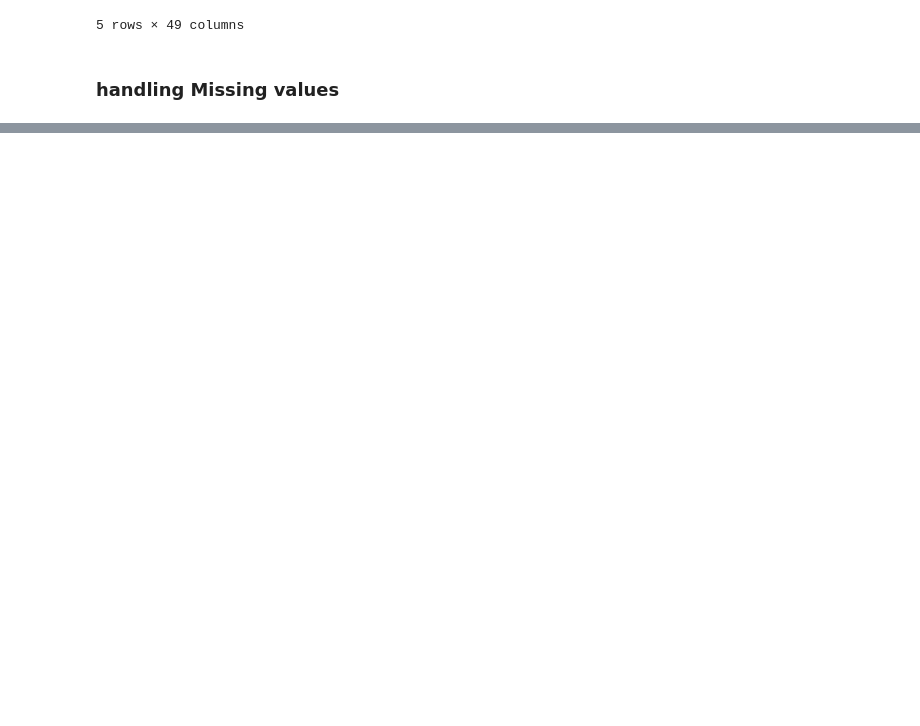
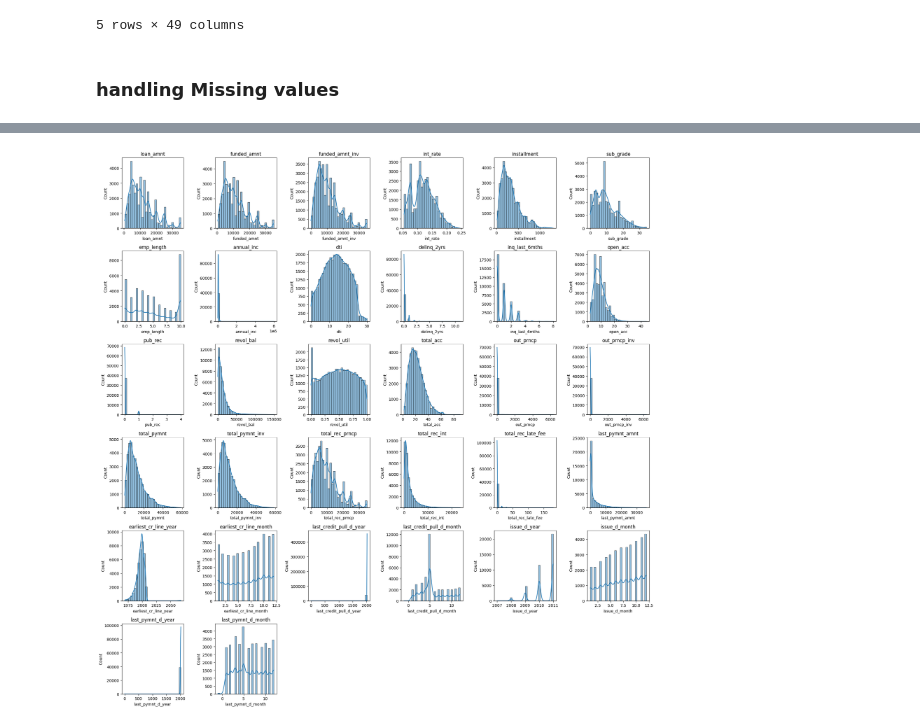
Before and after one commit to ptai21/Loan-Classification, a Jupyter notebook: loan.ipynb, the cells around one changed output, grey strips where cells are left out. Cells and saved outputs as stored; diff of their text form; code cells hidden in the pictures; blank space fills up the shorter version.

```diff
--- a/loan.ipynb
+++ b/loan.ipynb
@@ -611,0 +810,6 @@ data.head()
+# %%
+numeric_df = data.select_dtypes(include=[np.number])
+
+numeric_df = numeric_df.drop(columns=['loan_status'])
+summary_2 = column_summary(
+    numeric_df, cat_th=5, car_th=10)
@@ -611,0 +825,24 @@ data.head()
+# %%
+num_cols = summary_2['numerical_cols']
+
+def plot_distributions(df, columns, cols=4, figsize=(20, 20), kind='hist'):
+    rows = -(-len(columns) // cols)  # làm tròn lên
+    plt.figure(figsize=figsize)
+
+    for i, col in enumerate(columns, 1):
+        plt.subplot(rows, cols, i)
+
+        if kind == 'hist':
+            sns.histplot(df[col], kde=True, bins=30)
+        elif kind == 'boxplot':
+            sns.boxplot(x=df[col])
+        else:
+            raise ValueError("kind must be 'hist' or 'boxplot'")
+
+        plt.title(col)
+        plt.tight_layout()
+
+    plt.show()
+plot_distributions(data, num_cols, cols=6, figsize=(20, 20), kind='hist')
+# %% [output]
+[figure, added]
```
Also changed, not shown: parts of 22 cells of this notebook.
